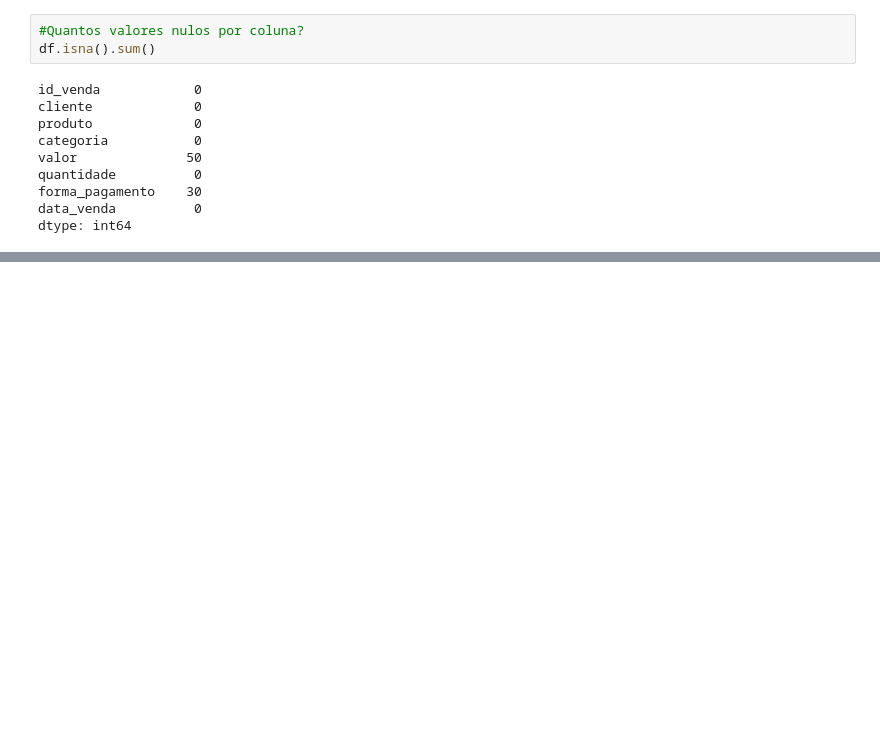
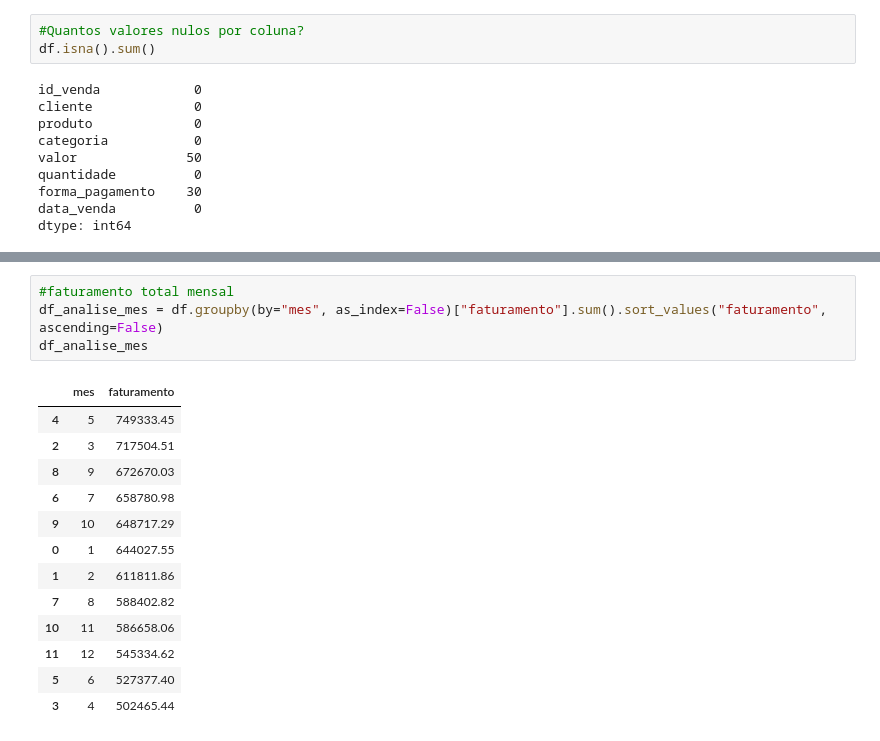
Before and after one commit to ryandias1/Pipeline-de-Dados, a Jupyter notebook: estudosIntermediarios.ipynb, the cells around one changed output, grey strips where cells are left out. Cells and saved outputs as stored; diff of their text form; blank space fills up the shorter version.

Commit message:
analises mais avançadas no df

```diff
--- a/estudosIntermediarios.ipynb
+++ b/estudosIntermediarios.ipynb
@@ -74,0 +140,18 @@ memory usage: 58.7+ KB
+# %%
+#faturamento total mensal
+df_analise_mes = df.groupby(by="mes", as_index=False)["faturamento"].sum().sort_values("faturamento", ascending=False)
+df_analise_mes
+# %% [output]
+|  | mes | faturamento |
+| 4 | 5 | 749333.45 |
+| 2 | 3 | 717504.51 |
+| 8 | 9 | 672670.03 |
+| 6 | 7 | 658780.98 |
+| 9 | 10 | 648717.29 |
+| 0 | 1 | 644027.55 |
+| 1 | 2 | 611811.86 |
+| 7 | 8 | 588402.82 |
+| 10 | 11 | 586658.06 |
+| 11 | 12 | 545334.62 |
+| 5 | 6 | 527377.40 |
+| 3 | 4 | 502465.44 |
```
Also changed, not shown: parts of 14 cells of this notebook.
